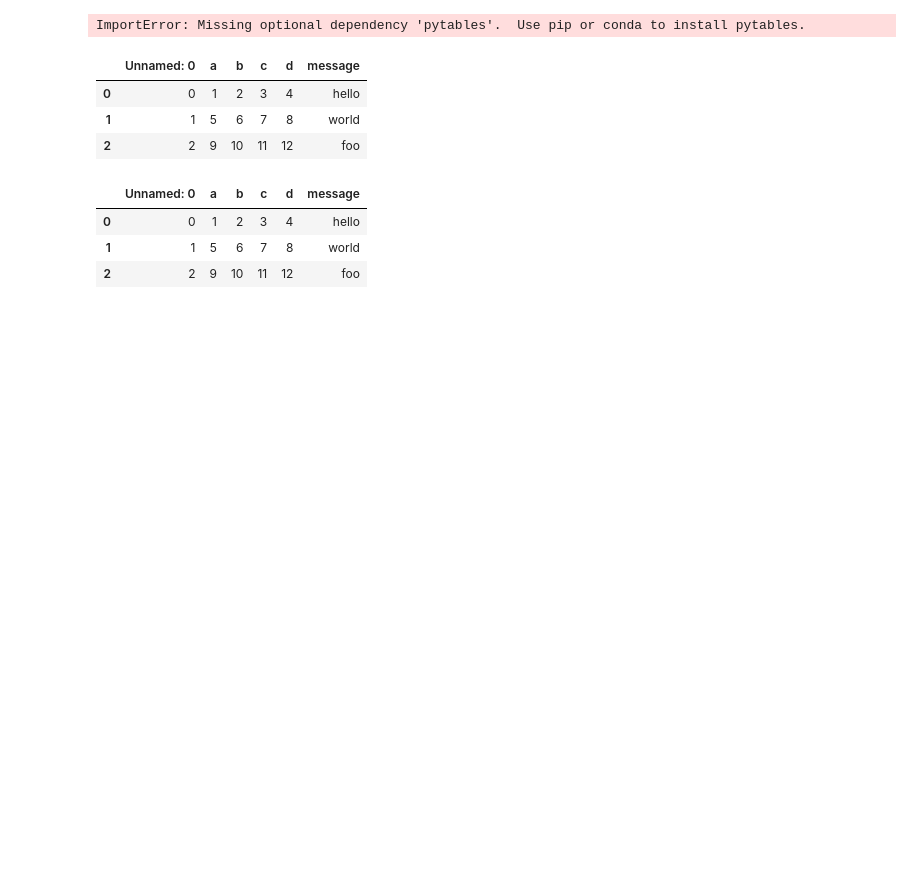
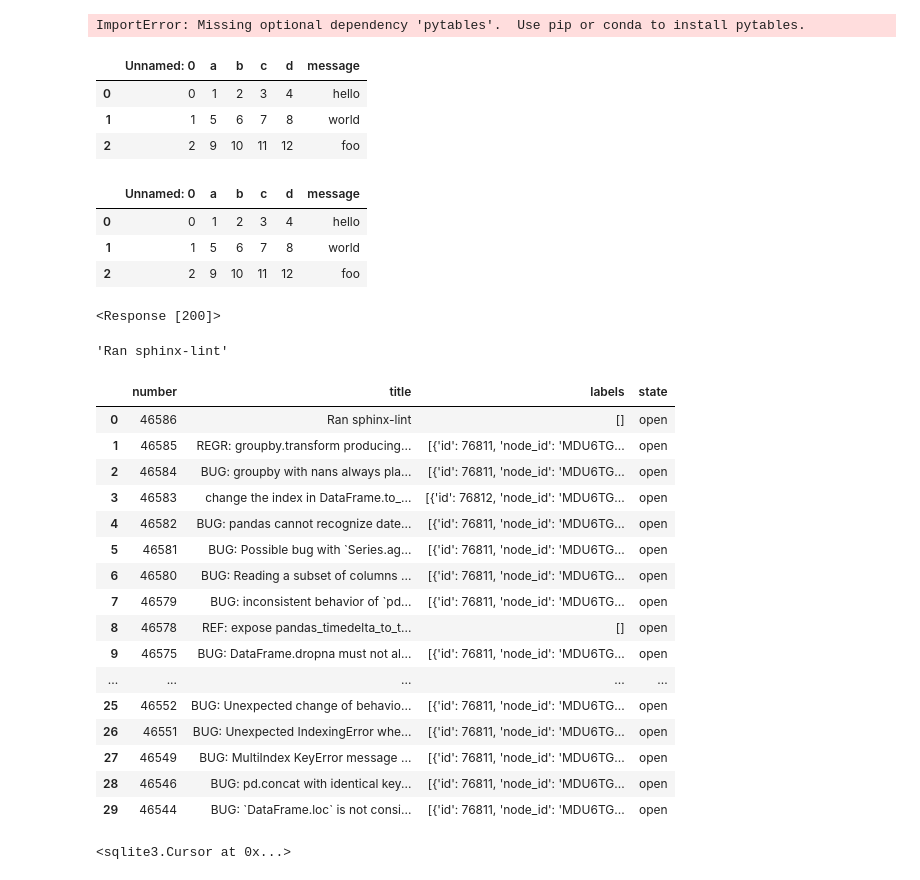
Before and after one commit to 1990Jasonlee/WesWrangling, a Jupyter notebook: Chapter6WorkAlong.ipynb, the cells around one changed output. Drawn from its saved outputs; the diff is of its cells as text; code cells hidden in the pictures; blank space fills up the shorter version.

```diff
--- a/Chapter6WorkAlong.ipynb
+++ b/Chapter6WorkAlong.ipynb
@@ -491,0 +516,36 @@ frame.to_
+# %%
+url = 'https://api.github.com/repos/pandas-dev/pandas/issues'
+# %%
+resp = requests.get(url)
+# %%
+resp
+# %% [output]
+<Response [200]>
+# %%
+data = resp.json()
+# %%
+data[0]['title']
+# %% [output]
+'Ran sphinx-lint'
+# %%
+issues = pd.DataFrame(data,columns=['number','title', 'labels', 'state'])
+# %%
+issues
+# %% [output]
+|  | number | title | labels | state |
+| 0 | 46586 | Ran sphinx-lint | [] | open |
+| 1 | 46585 | REGR: groupby.transform producing... | [{'id': 76811, 'node_id': 'MDU6TG... | open |
+| 2 | 46584 | BUG: groupby with nans always pla... | [{'id': 76811, 'node_id': 'MDU6TG... | open |
+| 3 | 46583 | change the index in DataFrame.to_... | [{'id': 76812, 'node_id': 'MDU6TG... | open |
+| 4 | 46582 | BUG: pandas cannot recognize date... | [{'id': 76811, 'node_id': 'MDU6TG... | open |
+| 5 | 46581 | BUG: Possible bug with `Series.ag... | [{'id': 76811, 'node_id': 'MDU6TG... | open |
+| 6 | 46580 | BUG: Reading a subset of columns ... | [{'id': 76811, 'node_id': 'MDU6TG... | open |
+| 7 | 46579 | BUG: inconsistent behavior of `pd... | [{'id': 76811, 'node_id': 'MDU6TG... | open |
+| 8 | 46578 | REF: expose pandas_timedelta_to_t... | [] | open |
+| 9 | 46575 | BUG: DataFrame.dropna must not al... | [{'id': 76811, 'node_id': 'MDU6TG... | open |
+| ... | ... | ... | ... | ... |
+| 25 | 46552 | BUG: Unexpected change of behavio... | [{'id': 76811, 'node_id': 'MDU6TG... | open |
+| 26 | 46551 | BUG: Unexpected IndexingError whe... | [{'id': 76811, 'node_id': 'MDU6TG... | open |
+| 27 | 46549 | BUG: MultiIndex KeyError message ... | [{'id': 76811, 'node_id': 'MDU6TG... | open |
+| 28 | 46546 | BUG: pd.concat with identical key... | [{'id': 76811, 'node_id': 'MDU6TG... | open |
+| 29 | 46544 | BUG: `DataFrame.loc` is not consi... | [{'id': 76811, 'node_id': 'MDU6TG... | open |
@@ -491,0 +562,4 @@ frame.to_
+# %%
+con.execute(query)
+# %% [output]
+<sqlite3.Cursor at 0x...>
```
Also changed, not shown: parts of 28 cells of this notebook.
